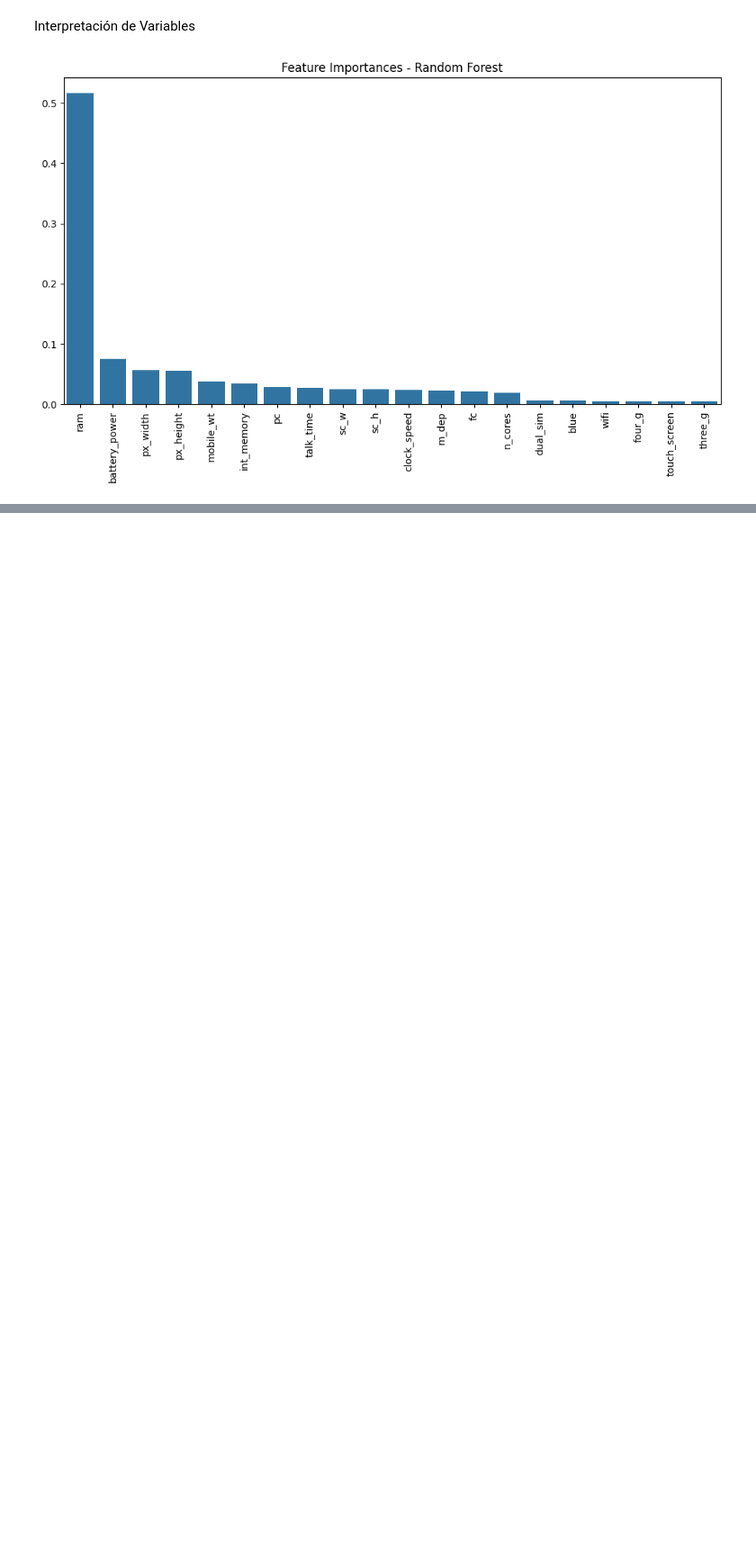
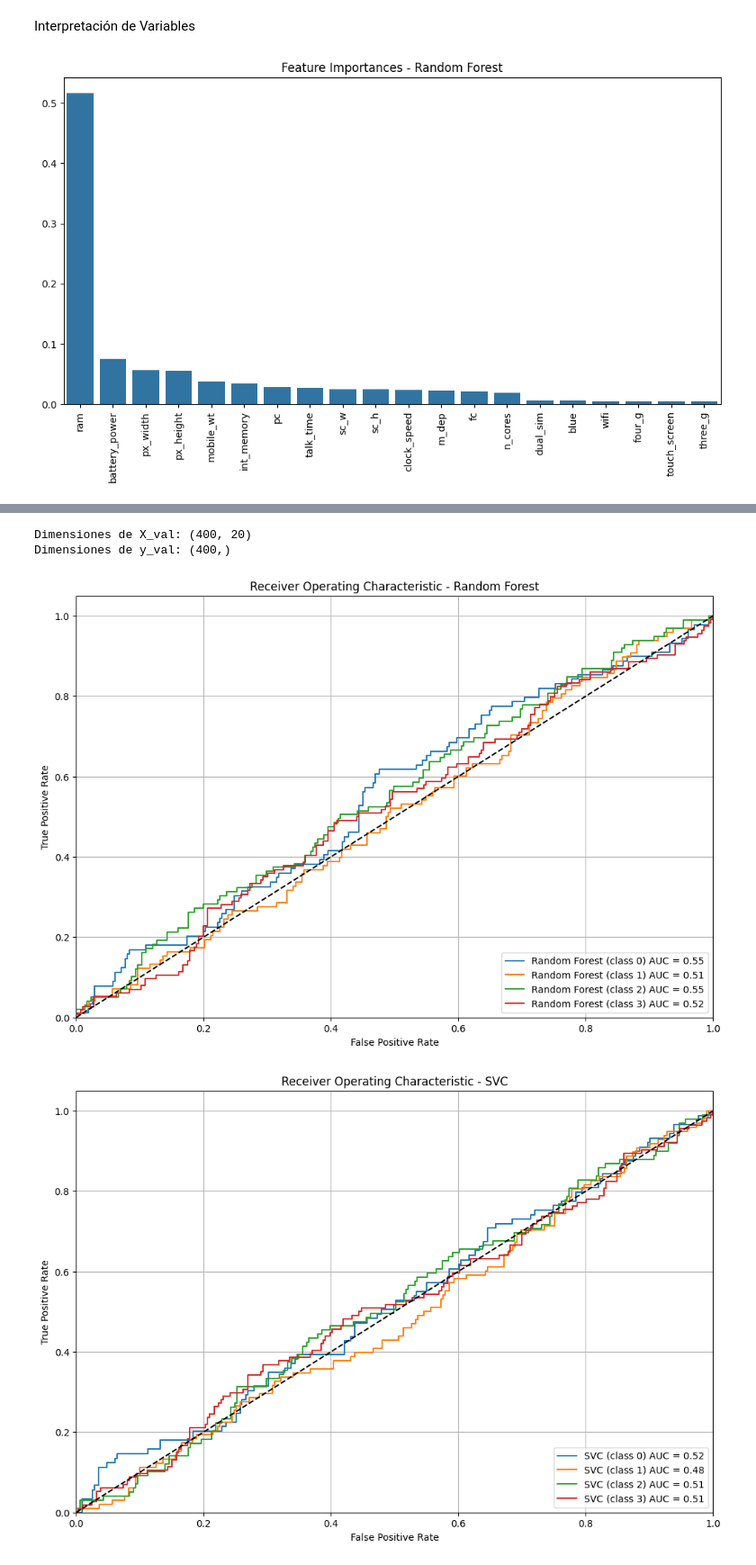
Before and after one commit to amejosecar/Work_final_ML_AC, a Jupyter notebook: Proyecto/notebooks/03_Entrenamiento_Evaluacion.ipynb, the cells around one changed output, grey strips where cells are left out. Shown at 90% size. Saved outputs shown, nothing was run; the diff lists cells and outputs as text; code cells hidden in the pictures; blank space fills up the shorter version.

```diff
--- a/Proyecto/notebooks/03_Entrenamiento_Evaluacion.ipynb
+++ b/Proyecto/notebooks/03_Entrenamiento_Evaluacion.ipynb
@@ -226,0 +273,67 @@ plt.show()
+# %%
+import matplotlib.pyplot as plt
+from sklearn.metrics import roc_curve, auc
+from sklearn.preprocessing import label_binarize
+
+# Binarizar las etiquetas para la clasificación multiclase
+y_bin = label_binarize(y, classes=[0, 1, 2, 3])
+n_classes = y_bin.shape[1]
+
+def plot_roc_curve(y_true, y_score, n_classes, label):
+    plt.figure(figsize=(12, 8))
+
+    # Calcular la curva ROC para cada clase
+    for i in range(n_classes):
+        fpr, tpr, _ = roc_curve(y_true[:, i], y_score[:, i])
+        roc_auc = auc(fpr, tpr)
+        plt.plot(fpr, tpr, label=f'{label} (class {i}) AUC = {roc_auc:.2f}')
+
+    # Configuración del gráfico
+    plt.plot([0, 1], [0, 1], 'k--')
+    plt.xlim([0.0, 1.0])
+    plt.ylim([0.0, 1.05])
+    plt.xlabel('False Positive Rate')
+    plt.ylabel('True Positive Rate')
+    plt.title(f'Receiver Operating Characteristic - {label}')
+    plt.legend(loc='lower right')
+    plt.grid(True)
+    plt.show()
+
+# Confirmar las dimensiones del conjunto de validación
+print(f"Dimensiones de X_val: {X_val.shape}")
+print(f"Dimensiones de y_val: {y_val.shape}")
+
+# Entrenar modelos y obtener las predicciones de probabilidad
+from sklearn.ensemble import RandomForestClassifier
+from sklearn.svm import SVC
+from sklearn.ensemble import GradientBoostingClassifier
+from sklearn.linear_model import LogisticRegression
+
+# Random Forest
+rf = RandomForestClassifier(n_estimators=100, max_depth=10, random_state=42)
+rf.fit(X_train, y_train)
+y_score_rf = rf.predict_proba(X_val)  # Asegúrate de que esto sea para X_val
+plot_roc_curve(y_bin[:len(y_val)], y_score_rf, n_classes, 'Random Forest')
+
+# Support Vector Classifier
+svc = SVC(C=1.0, kernel='rbf', probability=True, random_state=42)
+svc.fit(X_train, y_train)
+y_score_svc = svc.predict_proba(X_val)  # Asegúrate de que esto sea para X_val
+plot_roc_curve(y_bin[:len(y_val)], y_score_svc, n_classes, 'SVC')
+
+# Gradient Boosting
+gb = GradientBoostingClassifier(n_estimators=100, learning_rate=0.1, max_depth=5, random_state=42)
+gb.fit(X_train, y_train)
+y_score_gb = gb.predict_proba(X_val)  # Asegúrate de que esto sea para X_val
+plot_roc_curve(y_bin[:len(y_val)], y_score_gb, n_classes, 'Gradient Boosting')
+
+# Logistic Regression
+lr = LogisticRegression(C=1.0, solver='liblinear', random_state=42)
+lr.fit(X_train, y_train)
+y_score_lr = lr.predict_proba(X_val)  # Asegúrate de que esto sea para X_val
+plot_roc_curve(y_bin[:len(y_val)], y_score_lr, n_classes, 'Logistic Regression')
+# %% [output]
+Dimensiones de X_val: (400, 20)
+Dimensiones de y_val: (400,)
+[figure, added]
+[figure, added]
```
Also changed, not shown: parts of 4 cells of this notebook, 3 other files.
